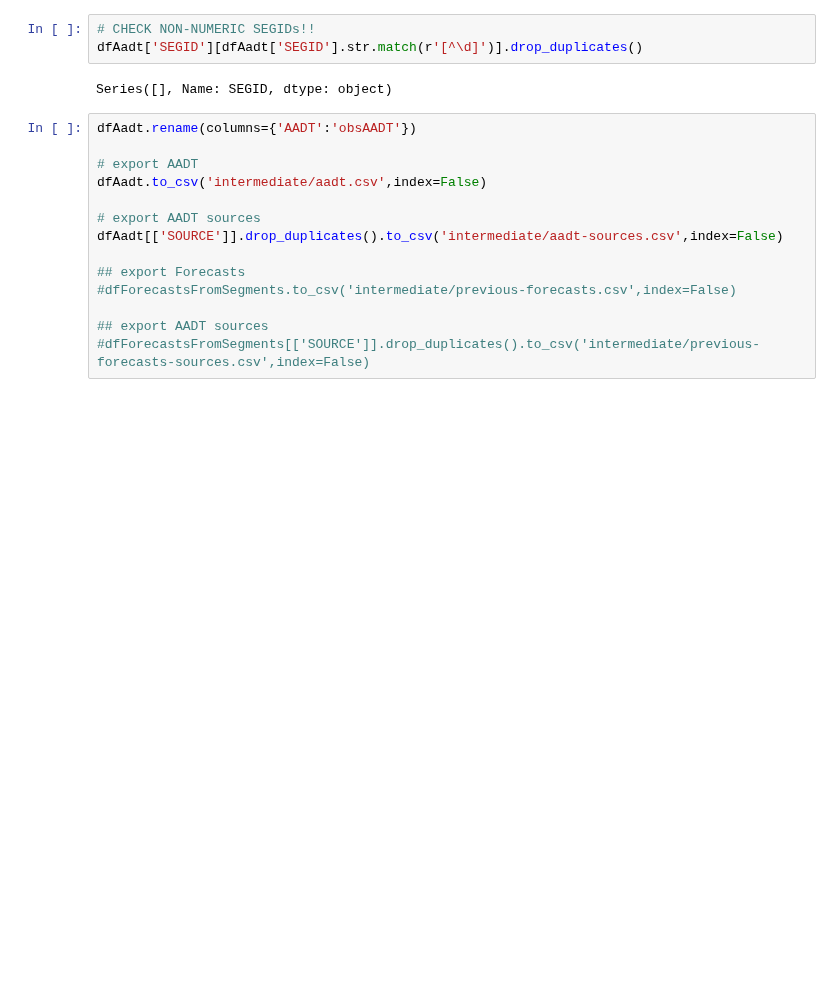
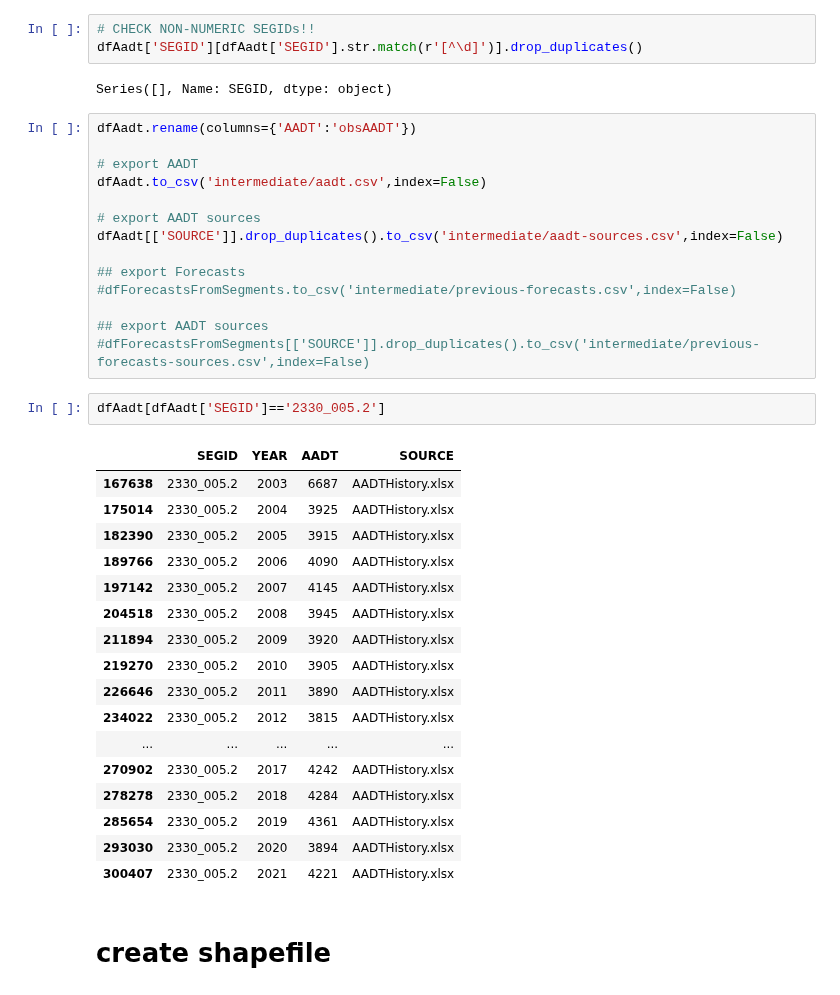
Before and after one commit to WFRCAnalytics/Traffic-Volume-Forecasts, a Jupyter notebook: 1-Get-Historic-Data-and-Previous-Forecasts.ipynb, the cells around one changed output. Cells and saved outputs as stored; diff of their text form; blank space fills up the shorter version.

```diff
--- a/1-Get-Historic-Data-and-Previous-Forecasts.ipynb
+++ b/1-Get-Historic-Data-and-Previous-Forecasts.ipynb
@@ -291,3 +295,25 @@ dfAadt[['SOURCE']].drop_duplicates().to_csv('intermediate/aadt-sources.csv',inde
 
 ## export AADT sources
 #dfForecastsFromSegments[['SOURCE']].drop_duplicates().to_csv('intermediate/previous-forecasts-sources.csv',index=False)
+# %%
+dfAadt[dfAadt['SEGID']=='2330_005.2']
+# %% [output]
+|  | SEGID | YEAR | AADT | SOURCE |
+| 167638 | 2330_005.2 | 2003 | 6687 | AADTHistory.xlsx |
+| 175014 | 2330_005.2 | 2004 | 3925 | AADTHistory.xlsx |
+| 182390 | 2330_005.2 | 2005 | 3915 | AADTHistory.xlsx |
+| 189766 | 2330_005.2 | 2006 | 4090 | AADTHistory.xlsx |
+| 197142 | 2330_005.2 | 2007 | 4145 | AADTHistory.xlsx |
+| 204518 | 2330_005.2 | 2008 | 3945 | AADTHistory.xlsx |
+| 211894 | 2330_005.2 | 2009 | 3920 | AADTHistory.xlsx |
+| 219270 | 2330_005.2 | 2010 | 3905 | AADTHistory.xlsx |
+| 226646 | 2330_005.2 | 2011 | 3890 | AADTHistory.xlsx |
+| 234022 | 2330_005.2 | 2012 | 3815 | AADTHistory.xlsx |
+| ... | ... | ... | ... | ... |
+| 270902 | 2330_005.2 | 2017 | 4242 | AADTHistory.xlsx |
+| 278278 | 2330_005.2 | 2018 | 4284 | AADTHistory.xlsx |
+| 285654 | 2330_005.2 | 2019 | 4361 | AADTHistory.xlsx |
+| 293030 | 2330_005.2 | 2020 | 3894 | AADTHistory.xlsx |
+| 300407 | 2330_005.2 | 2021 | 4221 | AADTHistory.xlsx |
+# %% [markdown]
+# create shapefile
```
Also changed, not shown: parts of 5 cells of this notebook, 31 other files.
